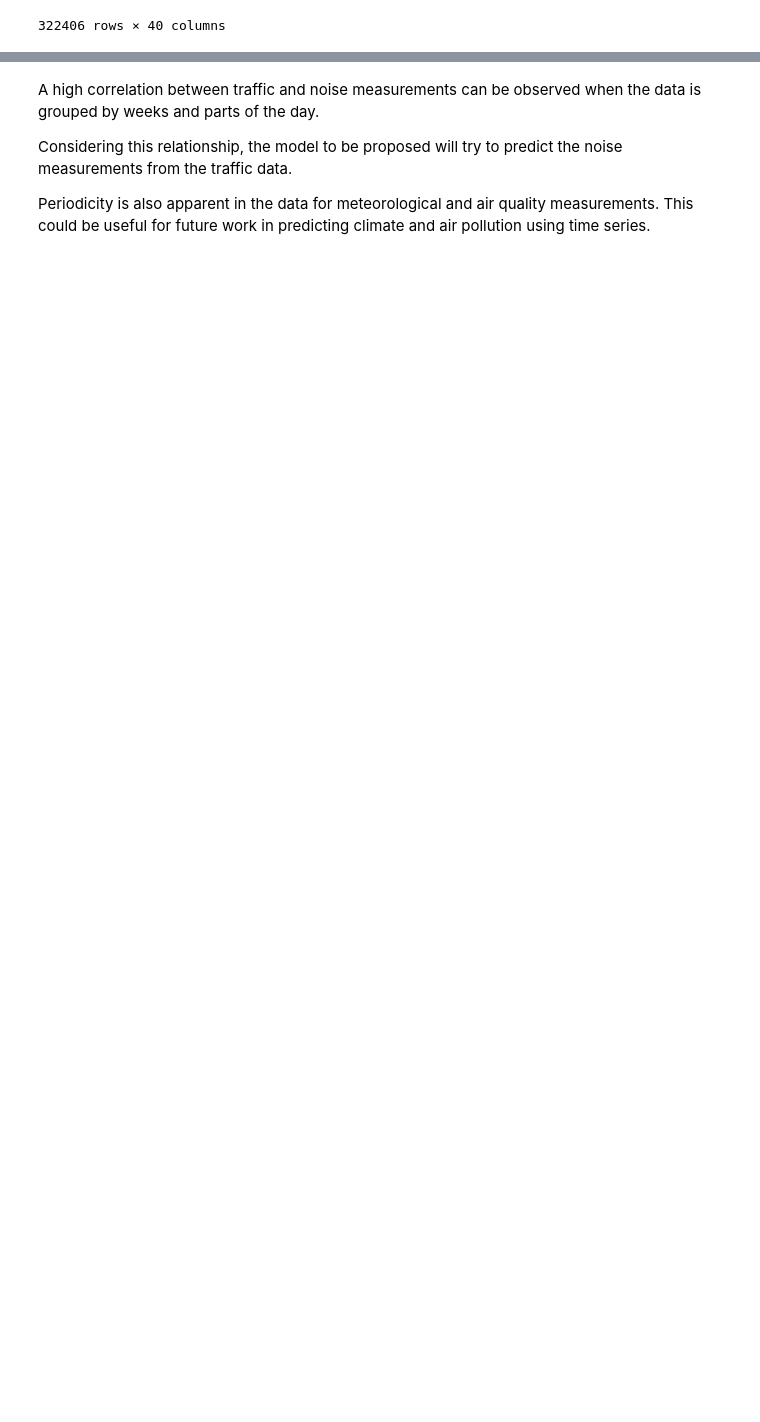
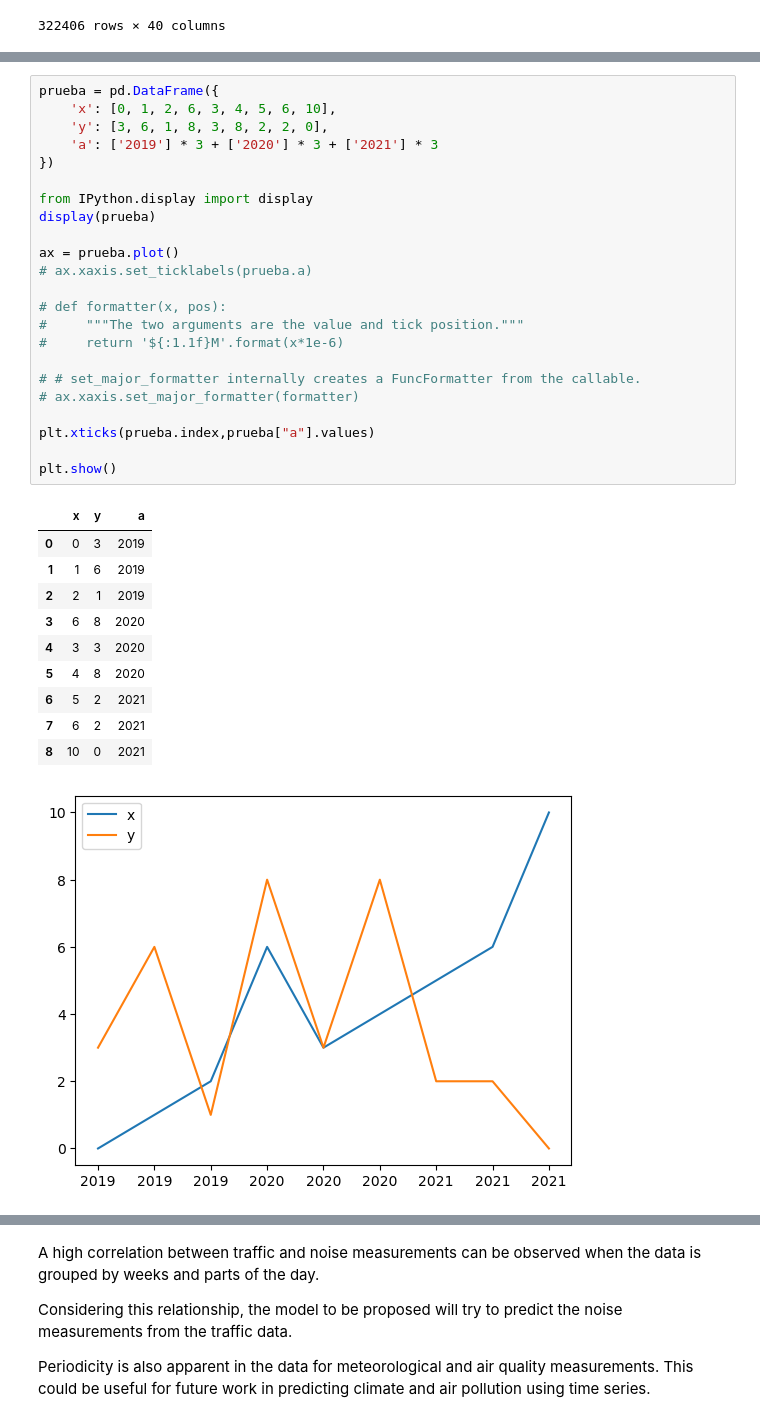
Before and after one commit to mhruiz/tfm_big-data, a Jupyter notebook: nb02_feature_extraction.ipynb, the cells around one changed output, grey strips where cells are left out. Cells and saved outputs as stored; diff of their text form; blank space fills up the shorter version.

```diff
--- a/nb02_feature_extraction.ipynb
+++ b/nb02_feature_extraction.ipynb
@@ -147,3 +146,38 @@ df_simp_new
 | 1171 | 1168 | 2022 | 39 | 1 | 0 | 100.135416 | 2.004786 | 6.522355 | 55.054000 | 64.710000 | ... |
 | 1172 | 1169 | 2022 | 39 | 2 | 0 | 407.275744 | 9.228112 | 27.061594 | 61.749246 | 69.759296 | ... |
 1173 rows × 37 columns
+# %%
+prueba = pd.DataFrame({
+    'x': [0, 1, 2, 6, 3, 4, 5, 6, 10],
+    'y': [3, 6, 1, 8, 3, 8, 2, 2, 0],
+    'a': ['2019'] * 3 + ['2020'] * 3 + ['2021'] * 3
+})
+
+from IPython.display import display
+display(prueba)
+
+ax = prueba.plot()
+# ax.xaxis.set_ticklabels(prueba.a)
+
+# def formatter(x, pos):
+#     """The two arguments are the value and tick position."""
+#     return '${:1.1f}M'.format(x*1e-6)
+
+# # set_major_formatter internally creates a FuncFormatter from the callable.
+# ax.xaxis.set_major_formatter(formatter)
+
+plt.xticks(prueba.index,prueba["a"].values)
+
+plt.show()
+# %% [output]
+|  | x | y | a |
+| 0 | 0 | 3 | 2019 |
+| 1 | 1 | 6 | 2019 |
+| 2 | 2 | 1 | 2019 |
+| 3 | 6 | 8 | 2020 |
+| 4 | 3 | 3 | 2020 |
+| 5 | 4 | 8 | 2020 |
+| 6 | 5 | 2 | 2021 |
+| 7 | 6 | 2 | 2021 |
+| 8 | 10 | 0 | 2021 |
+[figure, added]
```
Also changed, not shown: parts of 5 cells of this notebook.
